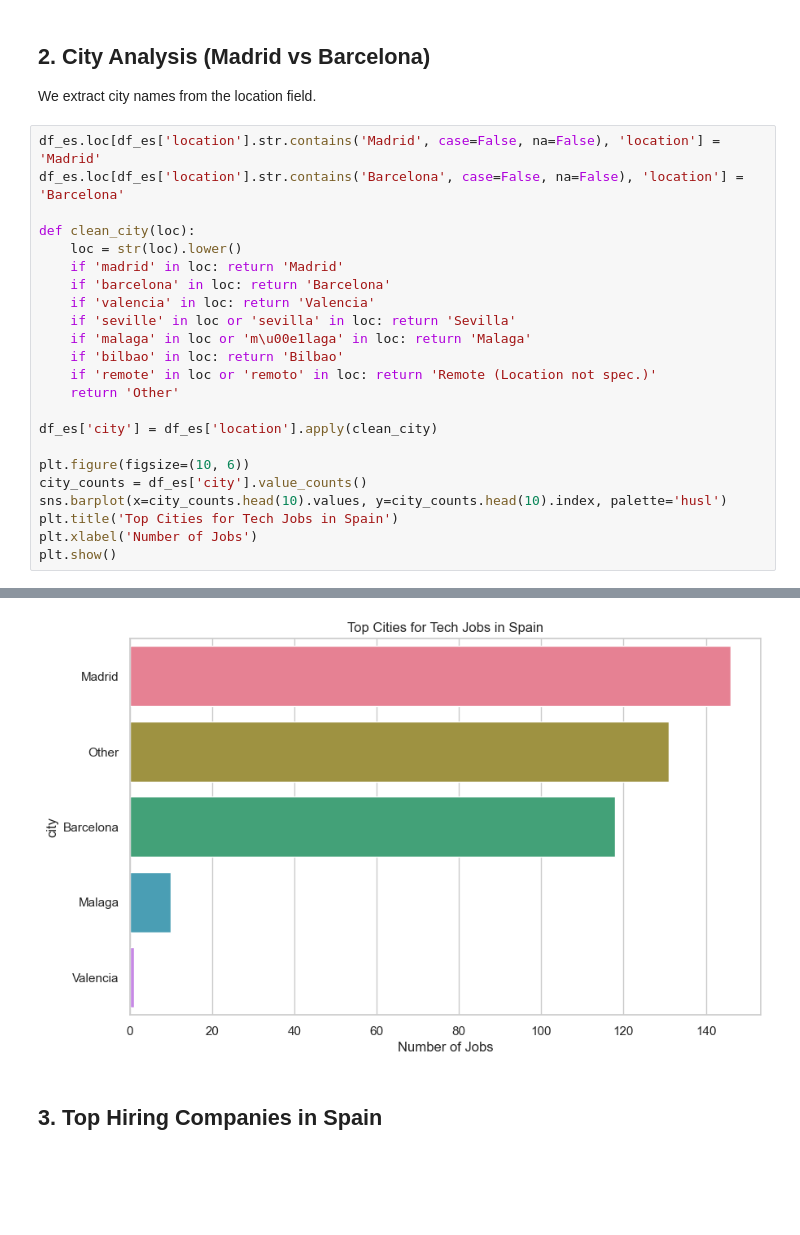
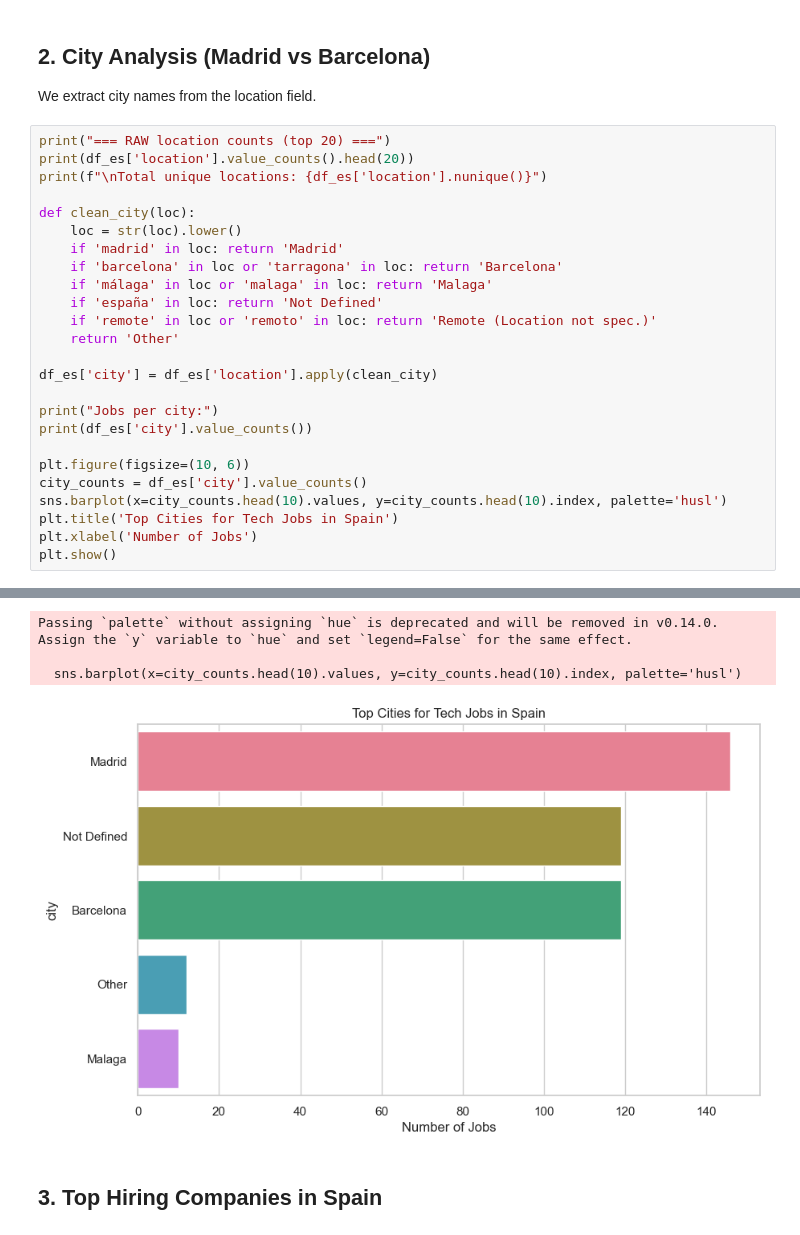
Before and after one commit to bnovelorotger/data_quality_hell_project, a Jupyter notebook: notebooks/eda_spain_deep_dive.ipynb, the cells around one changed output, grey strips where cells are left out. Cells and saved outputs as stored; diff of their text form; blank space fills up the shorter version.

```diff
--- a/notebooks/eda_spain_deep_dive.ipynb
+++ b/notebooks/eda_spain_deep_dive.ipynb
@@ -41,21 +41,23 @@ Total Jobs in Spain: 406
 
 We extract city names from the location field.
 # %%
-df_es.loc[df_es['location'].str.contains('Madrid', case=False, na=False), 'location'] = 'Madrid'
-df_es.loc[df_es['location'].str.contains('Barcelona', case=False, na=False), 'location'] = 'Barcelona'
+print("=== RAW location counts (top 20) ===")
+print(df_es['location'].value_counts().head(20))
+print(f"\nTotal unique locations: {df_es['location'].nunique()}")
 
 def clean_city(loc):
     loc = str(loc).lower()
     if 'madrid' in loc: return 'Madrid'
-    if 'barcelona' in loc: return 'Barcelona'
-    if 'valencia' in loc: return 'Valencia'
-    if 'seville' in loc or 'sevilla' in loc: return 'Sevilla'
-    if 'malaga' in loc or 'm\u00e1laga' in loc: return 'Malaga'
-    if 'bilbao' in loc: return 'Bilbao'
+    if 'barcelona' in loc or 'tarragona' in loc: return 'Barcelona'
+    if 'málaga' in loc or 'malaga' in loc: return 'Malaga'
+    if 'españa' in loc: return 'Not Defined'
     if 'remote' in loc or 'remoto' in loc: return 'Remote (Location not spec.)'
     return 'Other'
 
 df_es['city'] = df_es['location'].apply(clean_city)
+
+print("Jobs per city:")
+print(df_es['city'].value_counts())
 
 plt.figure(figsize=(10, 6))
 city_counts = df_es['city'].value_counts()
@@ -70,4 +86,7 @@ Passing `palette` without assigning `hue` is deprecated and will be removed in v
+Passing `palette` without assigning `hue` is deprecated and will be removed in v0.14.0. Assign the `y` variable to `hue` and set `legend=False` for the same effect.
+
+  sns.barplot(x=city_counts.head(10).values, y=city_counts.head(10).index, palette='husl')
-[figure, old version]
+[figure, new version]
 # %% [markdown]
 ## 3. Top Hiring Companies in Spain
 # %%
```
Also changed, not shown: parts of 5 cells of this notebook, 1 other file.
